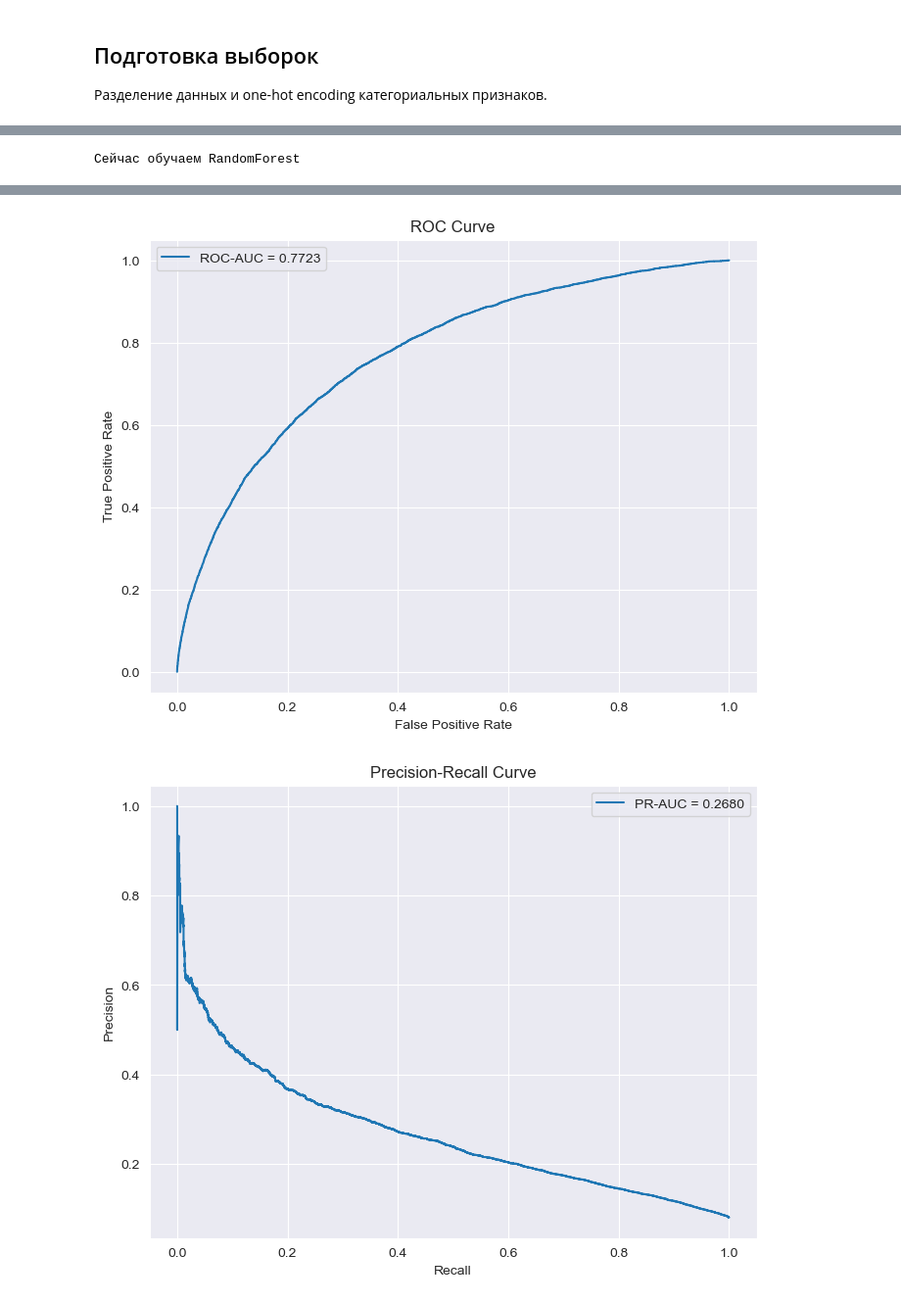
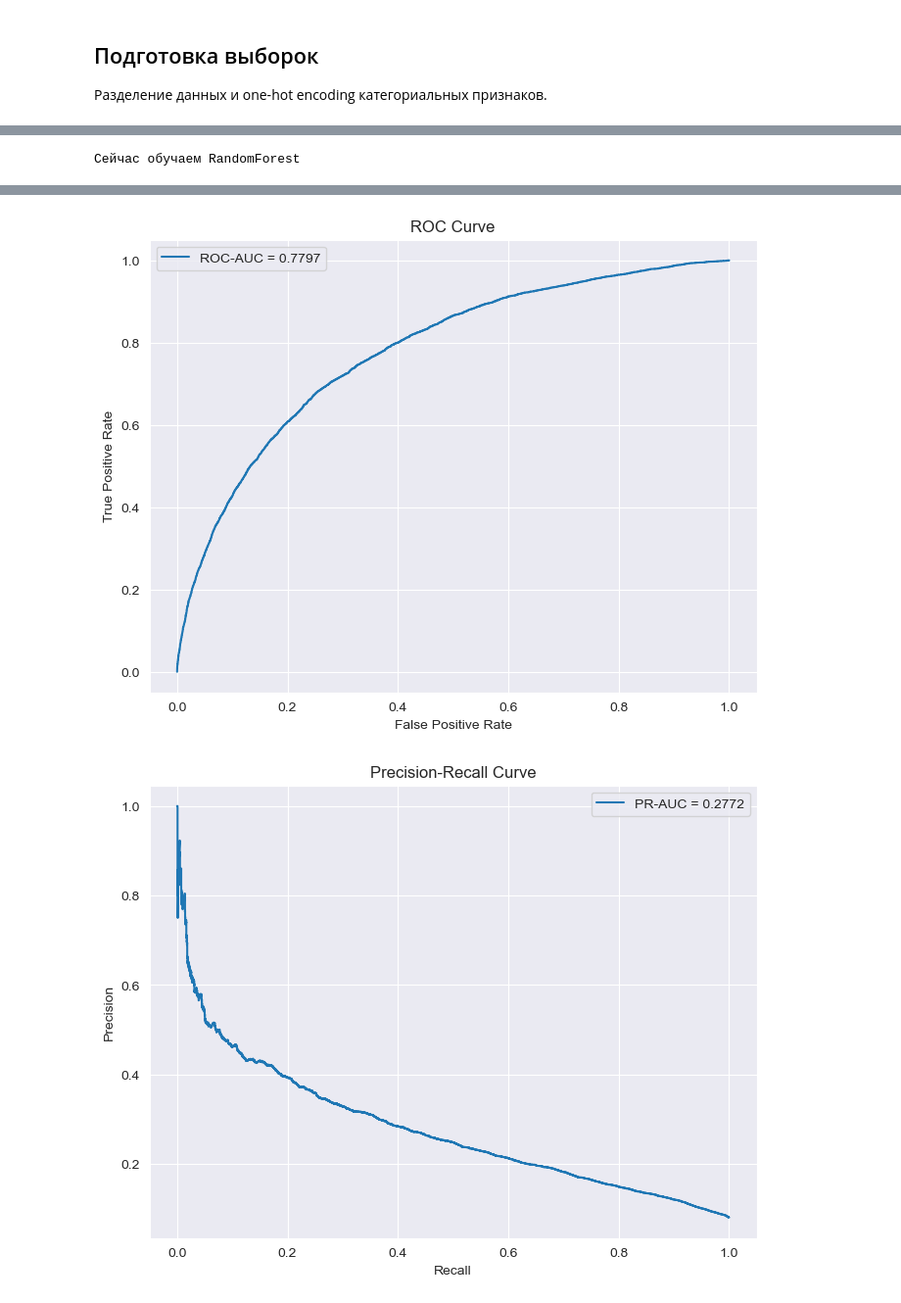
Before and after one commit to Mu2Ka/Home-Credit-Default-Risk, a Jupyter notebook: home-credit-default-risk/main.ipynb, the cells around one changed output, grey strips where cells are left out. Shown at 98% size. Drawn from its saved outputs; the diff is of its cells as text; code cells hidden in the pictures.

Commit message:
Add POS cash and previous application features

```diff
--- a/home-credit-default-risk/main.ipynb
+++ b/home-credit-default-risk/main.ipynb
@@ -38,6 +40,8 @@ train = merge_bureau_features(tables['application_train'], tables['bureau'])
 train = merge_bureau_balance_features(train, tables['bureau'], tables['bureau_balance'])
 train = merge_credit_credit_features(train, tables['credit_card_balance'])
 train = merge_installments_payments_features(train, tables['installments_payments'])
+train = merge_POS_CASH_BALANCE_features(train,tables['POS_CASH_balance'])
+train = merge_previous_application_features(train,tables['previous_application'])
 # %%
 train.shape
 # %% [output]
@@ -175,6 +179,12 @@ for ext in ext_sour:
 past_end = [col for col in train.columns if col.startswith('PAST_END')]
 early_close = [col for col in train.columns if col.startswith('EARLY_CLOSE')]
 ins_col = [col for col in train.columns if col.startswith('INS')]
+pos_col = [col for col in train.columns if col.startswith('POS')]
+approv_col = [col for col in train.columns if col.startswith('APPROVED')]
+prev_col = [col for col in train.columns if col.startswith('PREV')]
+train[pos_col] = train[pos_col].fillna(0)
+train[approv_col]=train[approv_col].fillna(0)
+train[prev_col]=train[prev_col].fillna(0)
 train[ins_col] = train[ins_col].fillna(0)
 credit_cols = [
     'CREDIT_COUNT', 'CREDIT_MEAN', 'CREDIT_MAX',
@@ -224,6 +234,10 @@ loan_types = [
     'Unknown type of loan',
     'Microloan'
 ]
+train['HAS_POS_HISTORY'] = train['POS_PREV_CREDIT_COUNT'].notna().astype(int)
+train['HAS_PREV_HISTORY'] = train['PREV_APPLICATION_COUNT'].notna().astype(int)
+train['HAS_APPROVED_HISTORY'] = train['APPROVED_AMT_CREDIT_MEAN'].notna().astype(int)
+
 housing = [
     'TOTALAREA_MODE',
 
@@ -281,3 +295,4 @@ train['EXT_SOURCE_MIN'] = train[['EXT_SOURCE_1', 'EXT_SOURCE_2', 'EXT_SOURCE_3']
 train['EXT_SOURCE_STD'] = train[['EXT_SOURCE_1', 'EXT_SOURCE_2', 'EXT_SOURCE_3']].std(axis=1)
 # %%
 train.isnull().sum().sort_values(ascending=False).head(30)
+train =train.replace([np.inf, -np.inf], np.nan).fillna(0)
@@ -389,11 +386,12 @@ x_train, x_test, y_train, y_test, x_train_for_catboost, x_test_for_catboost, y_t
 # %%
 results_baseline = {}
+cat_cols = train.drop(columns=['TARGET']).select_dtypes(include=['object']).columns
 
 for name, info in models.items():
     print(f'Сейчас обучаем {name}')
     model = info['model']
     if name == "CatBoost":
-        model.fit(x_train_for_catboost, y_train,cat_features=cat_cols.to_list())
+        model.fit(x_train_for_catboost, y_train_for_catboost,cat_features=cat_cols.to_list())
         y_proba = model.predict_proba(x_test_for_catboost)[:, 1]
         y_pred = model.predict(x_test_for_catboost)
     else:
@@ -489,5 +487,5 @@ You can set `force_col_wise=true` to remove the overhead.
-[figure, old version]
+[figure, new version]
-[figure, old version]
+[figure, new version]
 # %%
 model_names = list(results_baseline.keys())
 pr_aucs = [results_baseline[name]["pr_auc"] for name in model_names]
```
Also changed, not shown: parts of 8 cells of this notebook, 6 other files.
